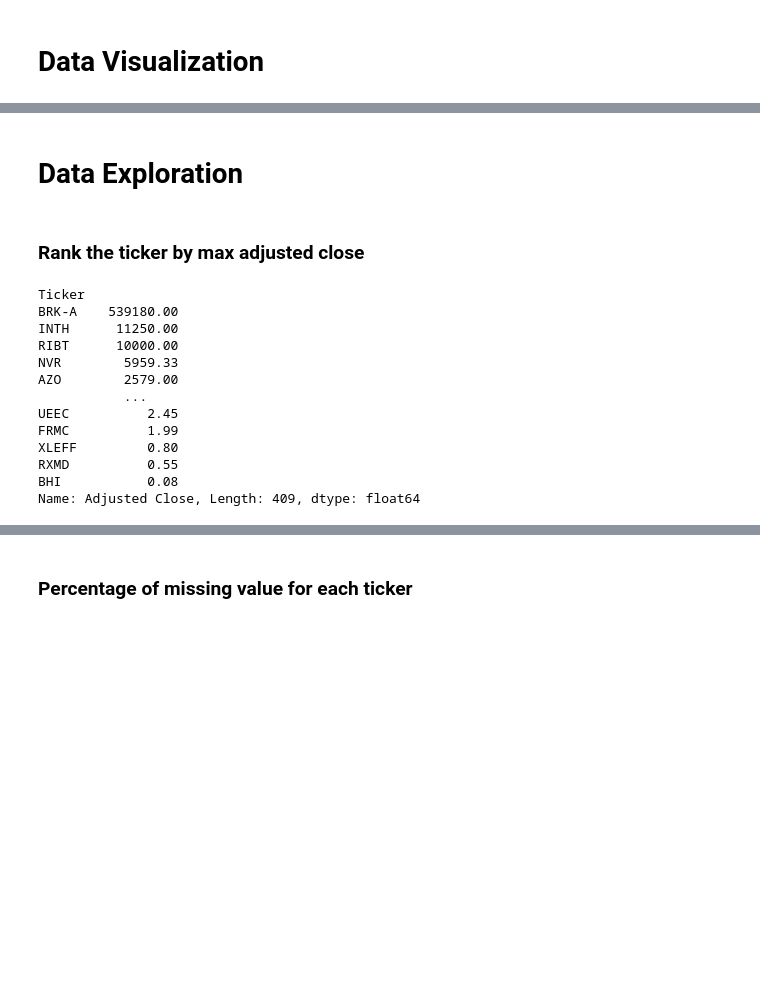
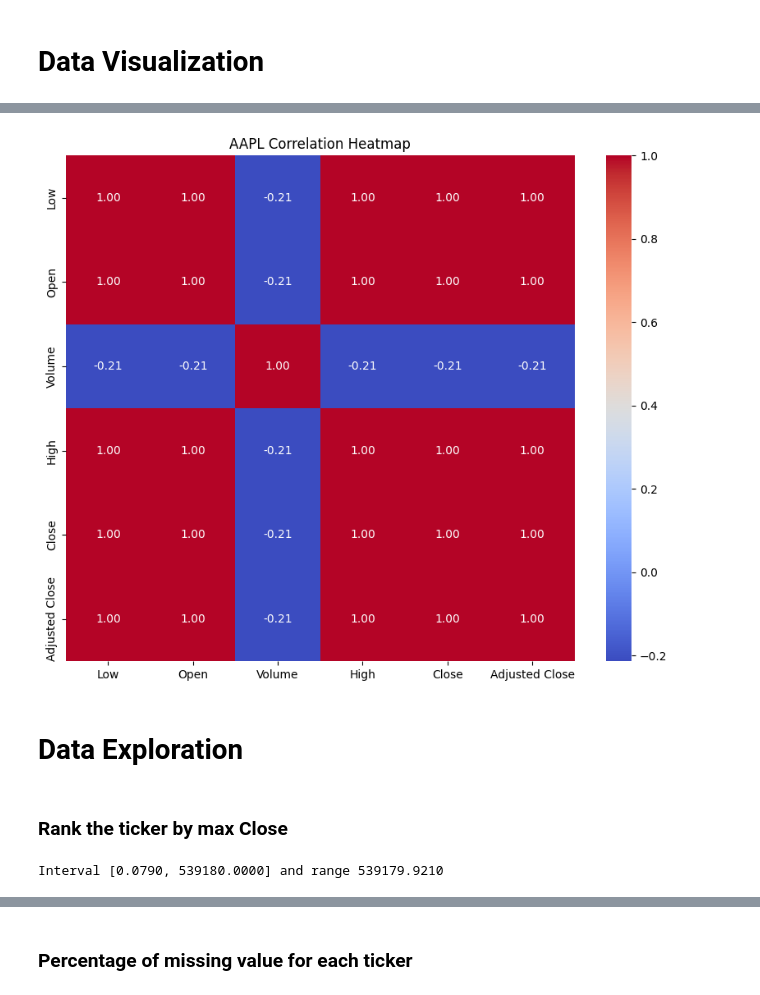
Before and after one commit to nicola-cecere/Stock_Market_TS_Prediction, a Jupyter notebook: dataAnalysis.ipynb, the cells around one changed output, grey strips where cells are left out. Saved outputs shown, nothing was run; the diff lists cells and outputs as text; code cells hidden in the pictures; blank space fills up the shorter version.

```diff
--- a/dataAnalysis.ipynb
+++ b/dataAnalysis.ipynb
@@ -96,29 +96,29 @@ plot_features_relationships('AAPL')
+# %%
+def plot_correlation_matrix(ticker):
+    plt.figure(figsize=(10, 8))
+    df_corr = df[df['Ticker'] == ticker]
+    df_corr = df_corr.drop(columns={'Ticker', 'Date'}, axis = 1)
+    sn.heatmap(df_corr.corr(), annot=True, cmap='coolwarm', fmt=".2f")
+    plt.title(ticker + ' Correlation Heatmap')
+    plt.show()
+# %%
+plot_correlation_matrix('AAPL')
+# %% [output]
+[figure, added]
 # %% [markdown]
 # Data Exploration
 # %% [markdown]
-### Rank the ticker by max adjusted close
+### Rank the ticker by max Close
 # %%
-#To get the highest 'Adjusted Close' value for each unique ticker, we'll group by the 'Ticker' column
-# and then use the agg() function to get the maximum 'Adjusted Close' value for each group.
-
 # Group by 'Ticker' and get the maximum 'Adjusted Close' for each
-highest_adjusted_close_per_ticker = df.groupby('Ticker')['Adjusted Close'].max()
+highest_adjusted_close_per_ticker = df.groupby('Ticker')['Close'].max()
 
 # Sort the values in descending order to get the highest values at the top
 highest_adjusted_close_per_ticker_sorted = highest_adjusted_close_per_ticker.sort_values(ascending=False)
+max_close = highest_adjusted_close_per_ticker_sorted.max()
+min_close = highest_adjusted_close_per_ticker_sorted.min()
+range_close = max_close - min_close
 
-highest_adjusted_close_per_ticker_sorted.round(2)
+print(f"Interval [{min_close:.4f}, {max_close:.4f}] and range {range_close:.4f}")
 # %% [output]
-Ticker
-BRK-A    539180.00
-INTH      11250.00
-RIBT      10000.00
-NVR        5959.33
-AZO        2579.00
-           ...
-UEEC          2.45
-FRMC          1.99
-XLEFF         0.80
-RXMD          0.55
-BHI           0.08
-Name: Adjusted Close, Length: 409, dtype: float64
+Interval [0.0790, 539180.0000] and range 539179.9210
```
Also changed, not shown: parts of 20 cells of this notebook.
